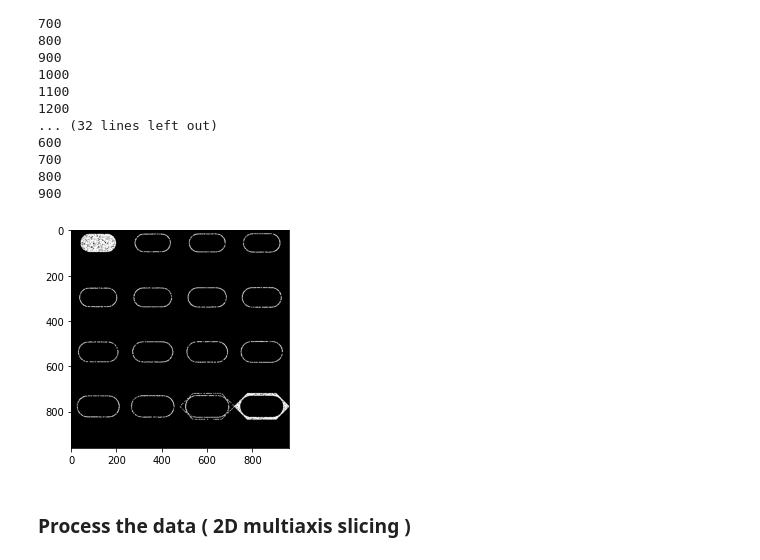
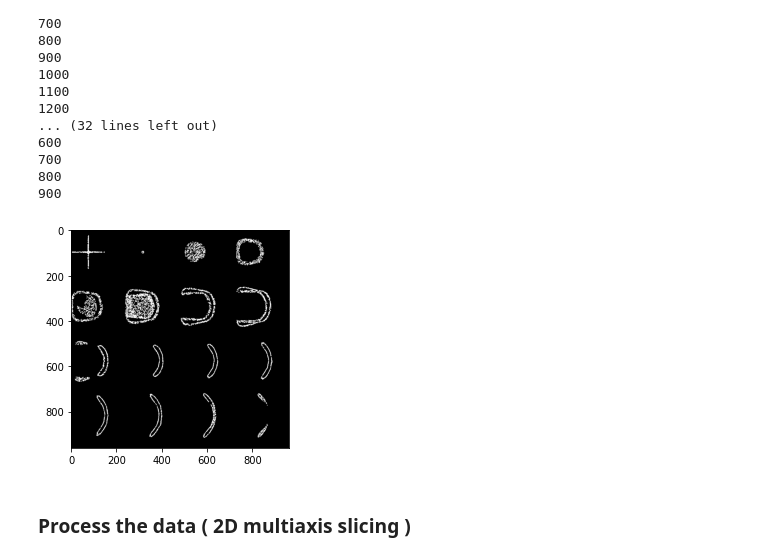
Before and after one commit to RazvanDu/3DRecognition, a Jupyter notebook: 3DRecognition.ipynb, the cells around one changed output. Drawn from its saved outputs; the diff is of its cells as text; code cells hidden in the pictures.

```diff
--- a/3DRecognition.ipynb
+++ b/3DRecognition.ipynb
@@ -169,7 +176,7 @@ def changeView(data):
     for model in data:
         slices = np.zeros((normalizedSize*4, normalizedSize*4), 'uint8')
         for point in model[1]:
-            point_slice = int((point[2] - 0.001) / 15)
+            point_slice = int((point[2] - 0.001) / (normalizedSize / (numberOfImages)))
             i = int(point_slice / 4)
             j = int(point_slice % 4)
             targetI = int(point[0] - 0.01 + i * normalizedSize)
@@ -211,9 +218,9 @@ test_images = changeView(test_data_n)
 800
 900
 # %%
-plot2DBW(train_images[3])
+plot2DBW(train_images[850])
 # %% [output]
-[figure, old version]
+[figure, new version]
 # %% [markdown]
 ### Process the data ( 2D multiaxis slicing )
 # %%
```
Also changed, not shown: parts of 18 cells of this notebook.
